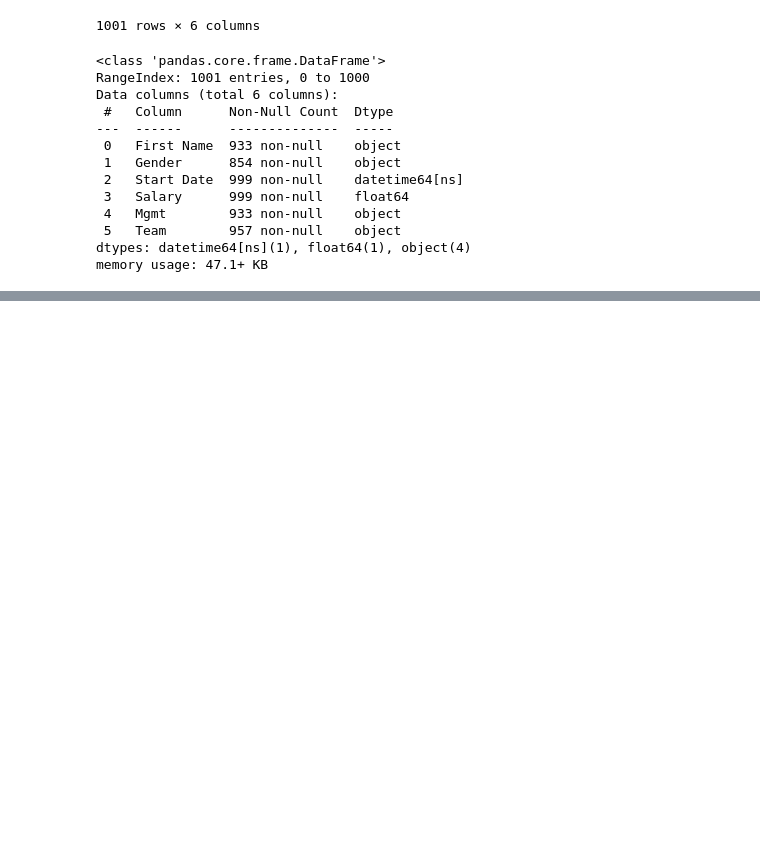
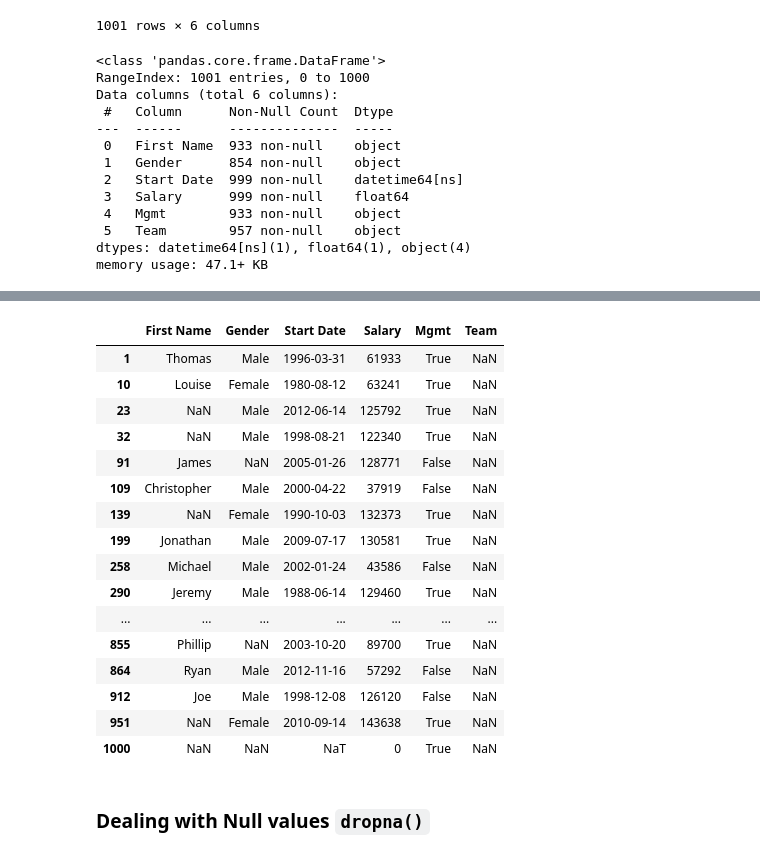
Before and after one commit to singamravibabu/batch23, a Jupyter notebook: Pandas 4.ipynb, the cells around one changed output, grey strips where cells are left out. Saved outputs shown, nothing was run; the diff lists cells and outputs as text; code cells hidden in the pictures; blank space fills up the shorter version.

```diff
--- a/Pandas 4.ipynb
+++ b/Pandas 4.ipynb
@@ -39,0 +309,4 @@ memory usage: 47.1+ KB
+# %%
+# rows with non-missing values for Team column
+yes_team = employees["Team"].notnull()
+employees[yes_team]
@@ -39,0 +343,22 @@ memory usage: 47.1+ KB
+# %%
+employees[~yes_team]
+# %% [output]
+|  | First Name | Gender | Start Date | Salary | Mgmt | Team |
+| 1 | Thomas | Male | 1996-03-31 | 61933 | True | NaN |
+| 10 | Louise | Female | 1980-08-12 | 63241 | True | NaN |
+| 23 | NaN | Male | 2012-06-14 | 125792 | True | NaN |
+| 32 | NaN | Male | 1998-08-21 | 122340 | True | NaN |
+| 91 | James | NaN | 2005-01-26 | 128771 | False | NaN |
+| 109 | Christopher | Male | 2000-04-22 | 37919 | False | NaN |
+| 139 | NaN | Female | 1990-10-03 | 132373 | True | NaN |
+| 199 | Jonathan | Male | 2009-07-17 | 130581 | True | NaN |
+| 258 | Michael | Male | 2002-01-24 | 43586 | False | NaN |
+| 290 | Jeremy | Male | 1988-06-14 | 129460 | True | NaN |
+| ... | ... | ... | ... | ... | ... | ... |
+| 855 | Phillip | NaN | 2003-10-20 | 89700 | True | NaN |
+| 864 | Ryan | Male | 2012-11-16 | 57292 | False | NaN |
+| 912 | Joe | Male | 1998-12-08 | 126120 | False | NaN |
+| 951 | NaN | Female | 2010-09-14 | 143638 | True | NaN |
+| 1000 | NaN | NaN | NaT | 0 | True | NaN |
+# %% [markdown]
+### Dealing with Null values `dropna()`
```
Also changed, not shown: parts of 33 cells of this notebook.
